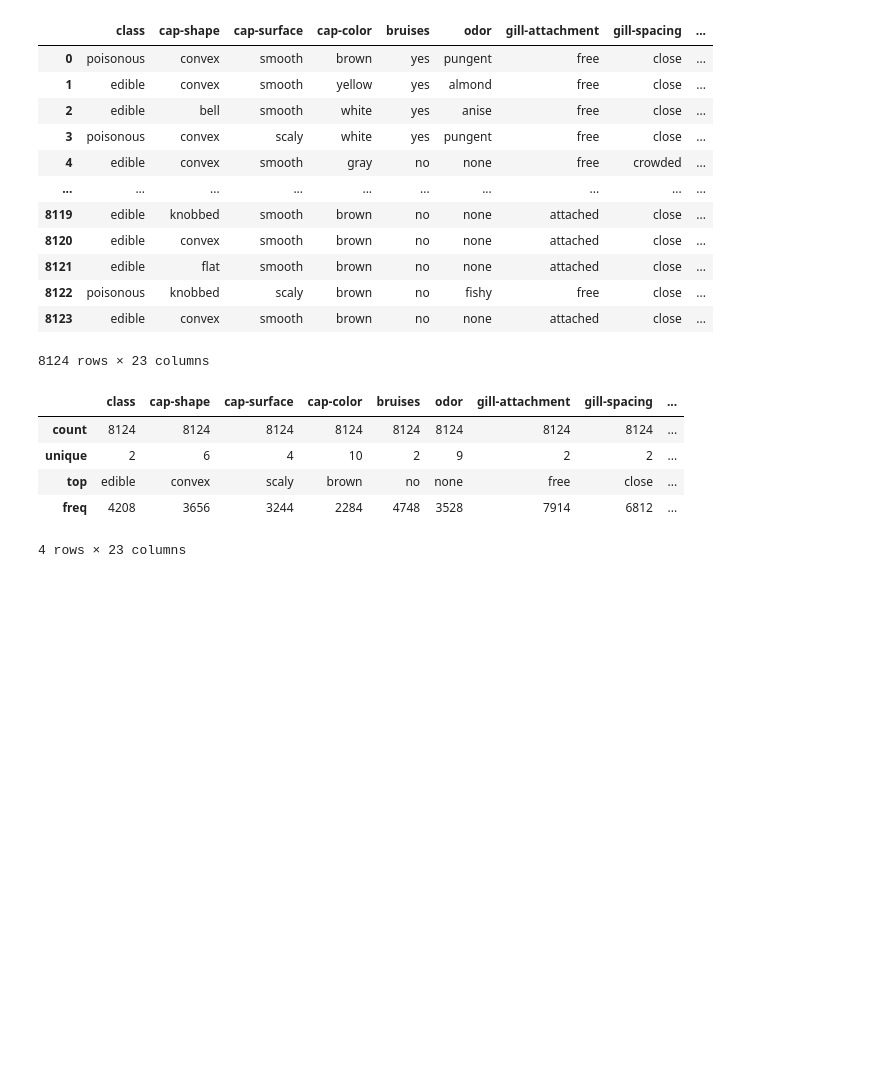
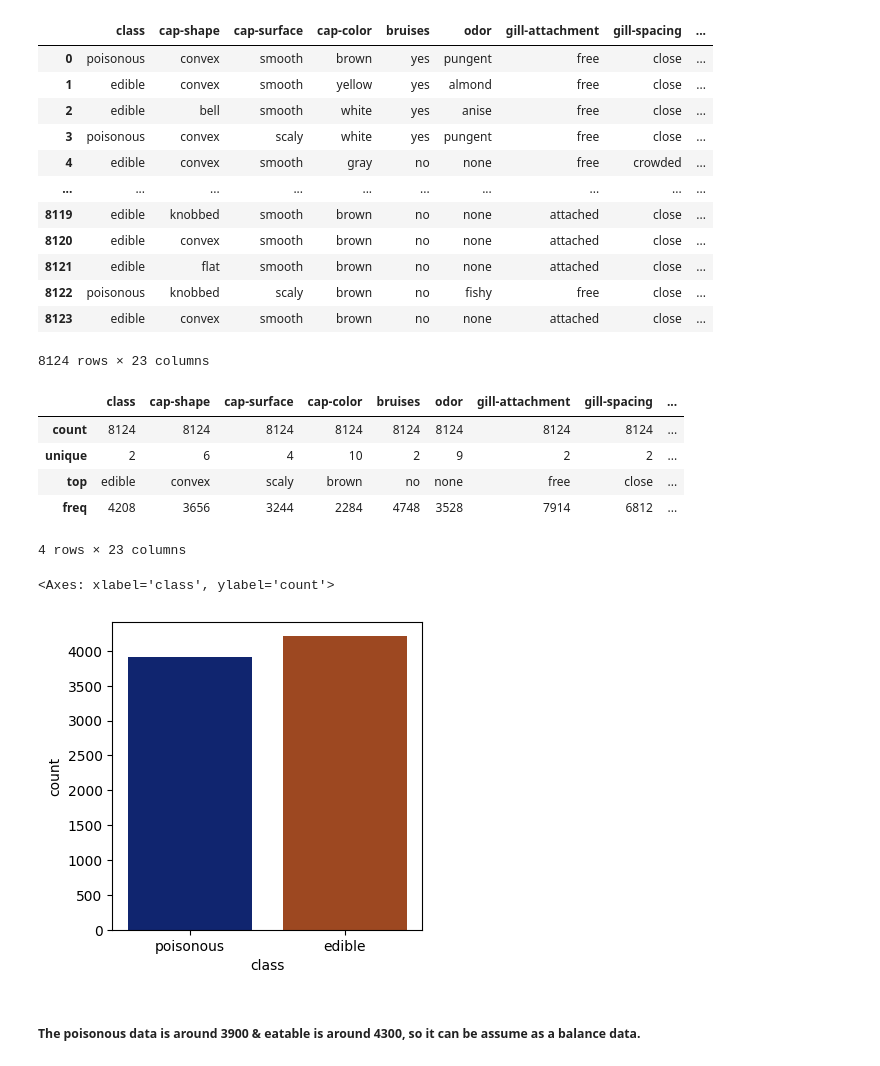
Before and after one commit to ayushgandhi904/Mushroom-Classifier, a Jupyter notebook: notebooks/code.ipynb, the cells around one changed output. Drawn from its saved outputs; the diff is of its cells as text; code cells hidden in the pictures; blank space fills up the shorter version.

```diff
--- a/notebooks/code.ipynb
+++ b/notebooks/code.ipynb
@@ -685,3 +685,14 @@ df.describe()
 | top | edible | convex | scaly | brown | no | none | free | close | ... |
 | freq | 4208 | 3656 | 3244 | 2284 | 4748 | 3528 | 7914 | 6812 | ... |
 4 rows × 23 columns
+# %%
+#Let's see each feature with class to get idea of correlation if any found
+
+#Let's see the no of edible & poisonous features in dataset to get idea
+plt.figure(figsize=(4,4))
+sns.countplot(data=df, x=df['class'], palette="dark")
+# %% [output]
+<Axes: xlabel='class', ylabel='count'>
+[figure, added]
+# %% [markdown]
+##### The poisonous data is around 3900 & eatable is around 4300, so it can be assume as a balance data.
```
Also changed, not shown: parts of 26 cells of this notebook.
